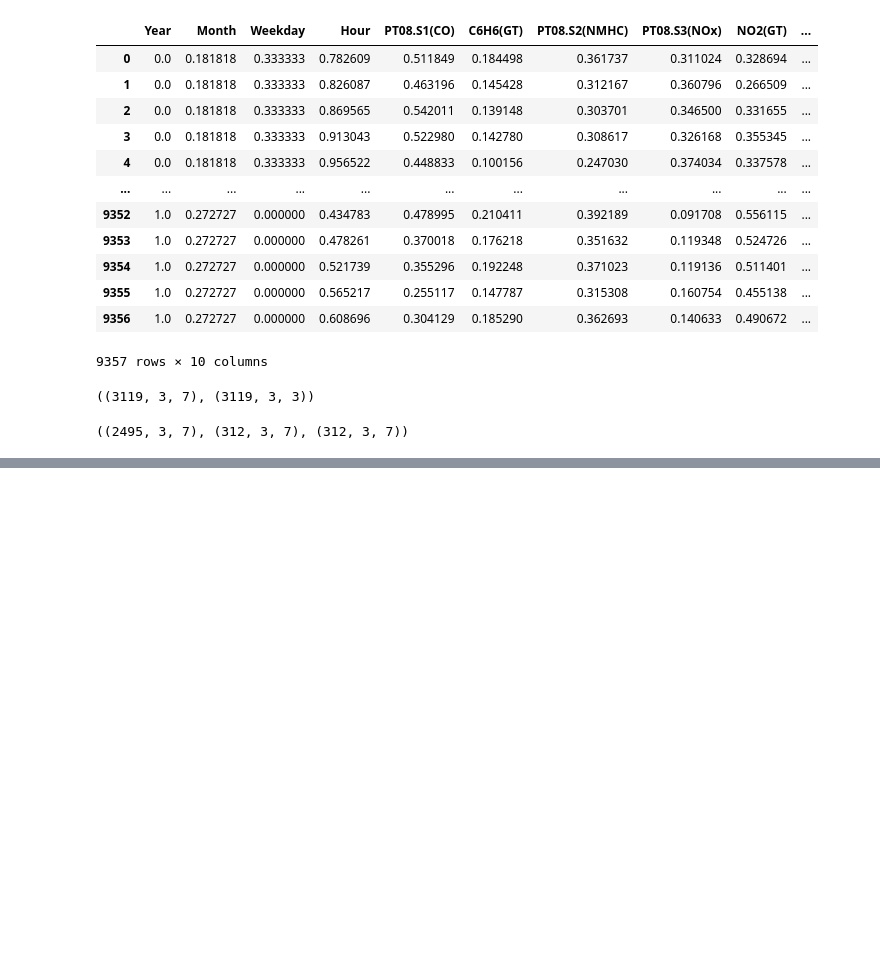
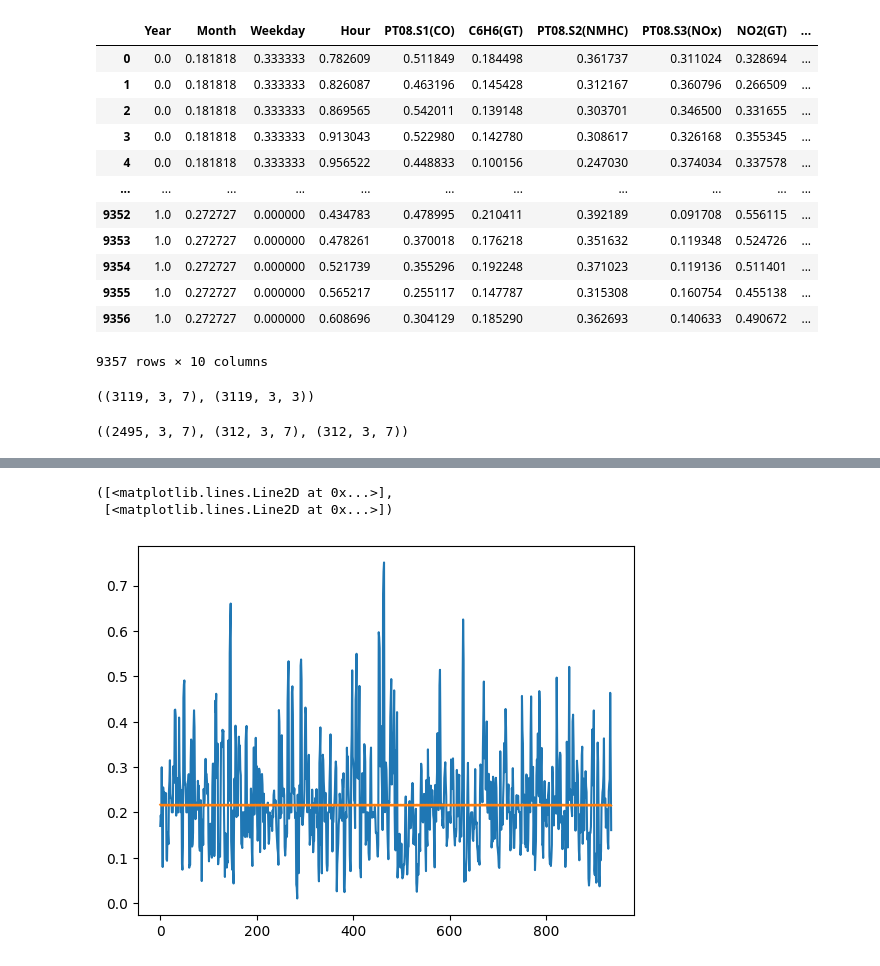
Before and after one commit to jasonchu-dev/Air_Quality_Forecasting, a Jupyter notebook: Untitled.ipynb, the cells around one changed output, grey strips where cells are left out. Saved outputs shown, nothing was run; the diff lists cells and outputs as text; code cells hidden in the pictures; blank space fills up the shorter version.

Commit message:
model might be too complex

```diff
--- a/Untitled.ipynb
+++ b/Untitled.ipynb
@@ -338,0 +450,27 @@ KeyboardInterrupt:
+# %%
+model.eval()
+
+ground_1 = []
+ground_2 = []
+ground_3 = []
+pred_1 = []
+pred_2 = []
+pred_3 = []
+
+with torch.no_grad():
+    for i, (feature, label) in enumerate(test_data):
+        ground_1.extend(label[:, :, 0].reshape(-1).tolist())
+        ground_2.extend(label[:, :, 1].reshape(-1).tolist())
+        ground_3.extend(label[:, :, 2].reshape(-1).tolist())
+        feature = feature.transpose(2, 1).to(device)
+        y_pred = model(feature)
+        y_pred = y_pred.transpose(2, 1)
+        pred_1.extend(y_pred[:, :, 0].reshape(-1).tolist())
+        pred_2.extend(y_pred[:, :, 1].reshape(-1).tolist())
+        pred_3.extend(y_pred[:, :, 2].reshape(-1).tolist())
+# %%
+plt.plot(ground_1), plt.plot(pred_1)
+# %% [output]
+([<matplotlib.lines.Line2D at 0x...>],
+ [<matplotlib.lines.Line2D at 0x...>])
+[figure, added]
```
Also changed, not shown: parts of 13 cells of this notebook, 1 other file.
